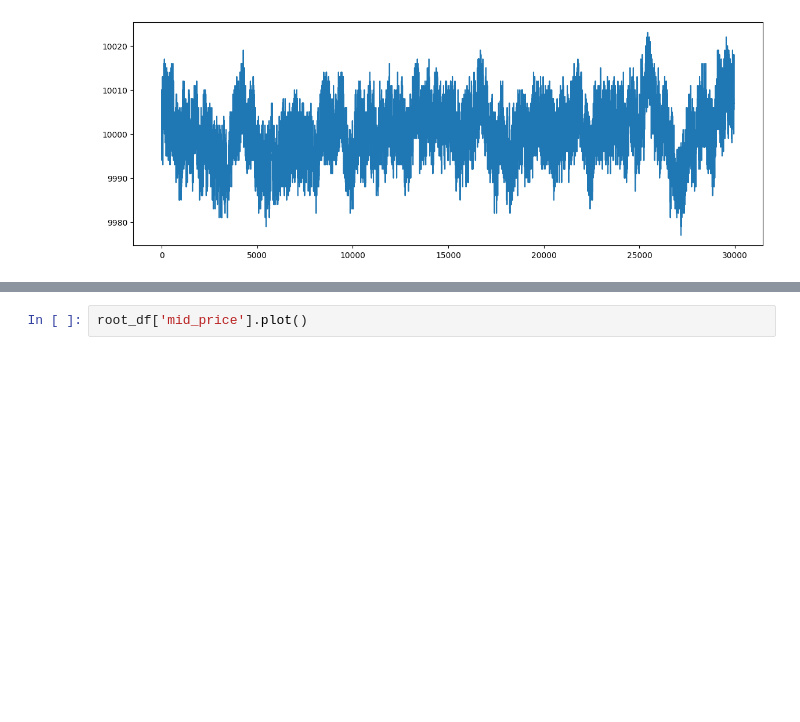
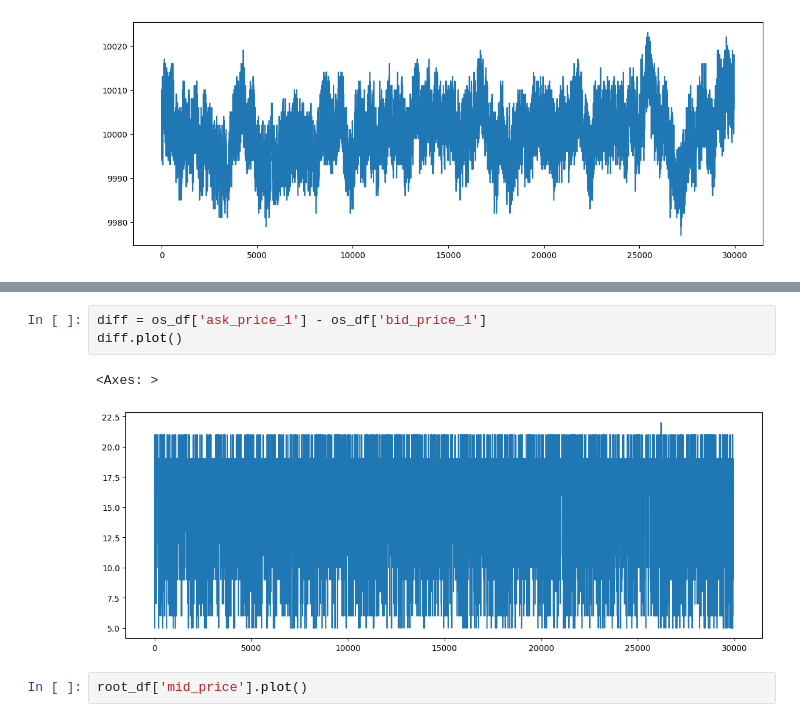
Before and after one commit to DevanshArora2002/IMC_Trading, a Jupyter notebook: Round_1/ROUND1/sample.ipynb, the cells around one changed output, grey strips where cells are left out. Saved outputs shown, nothing was run; the diff lists cells and outputs as text; blank space fills up the shorter version.

```diff
--- a/Round_1/ROUND1/sample.ipynb
+++ b/Round_1/ROUND1/sample.ipynb
@@ -193,3 +199,9 @@ os_df['mid_price'].plot()
+# %%
+diff = os_df['ask_price_1'] - os_df['bid_price_1']
+diff.plot()
+# %% [output]
+<Axes: >
+[figure, added]
 # %%
 root_df['mid_price'].plot()
 # %% [output]
```
Also changed, not shown: parts of 15 cells of this notebook, 13 other files.
